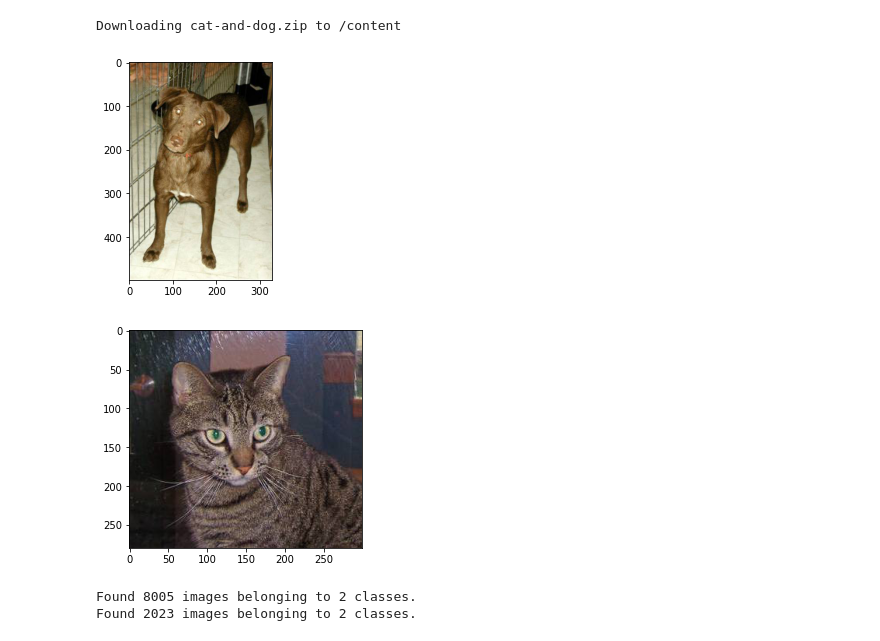
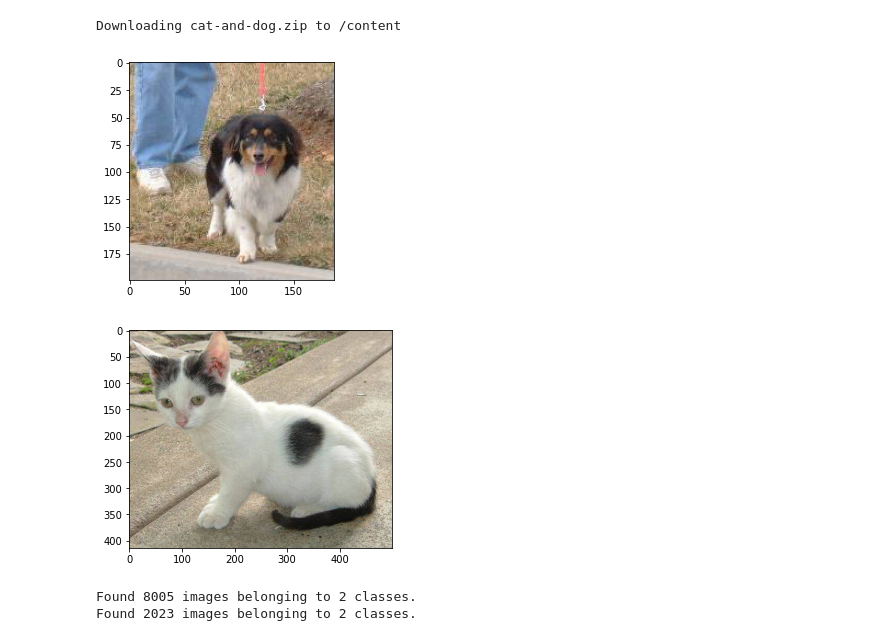
Before and after one commit to NervOUs11/Cat_or_Dog, a Jupyter notebook: CatVSDog.ipynb, the cells around one changed output. Saved outputs shown, nothing was run; the diff lists cells and outputs as text; code cells hidden in the pictures.

```diff
--- a/CatVSDog.ipynb
+++ b/CatVSDog.ipynb
@@ -27,20 +27,20 @@ with ZipFile(dataset,'r') as zip:
 # %%
 import matplotlib.pyplot as plt
 import matplotlib.pyplot as mpimg
 
 # Show dog image
-img = mpimg.imread('/content/training_set/training_set/dogs/dog.1.jpg')
+img = mpimg.imread('/content/training_set/training_set/dogs/dog.2.jpg')
 imgplt = plt.imshow(img)
 plt.show()
 # %% [output]
-[figure, old version]
+[figure, new version]
 # %%
 # Show cat image
-img = mpimg.imread('/content/training_set/training_set/cats/cat.1.jpg')
+img = mpimg.imread('/content/training_set/training_set/cats/cat.3.jpg')
 imgplt = plt.imshow(img)
 plt.show()
 # %% [output]
-[figure, old version]
+[figure, new version]
 # %%
 # Resize the image
 from keras.preprocessing.image import ImageDataGenerator
```
Also changed, not shown: parts of 7 cells of this notebook.
